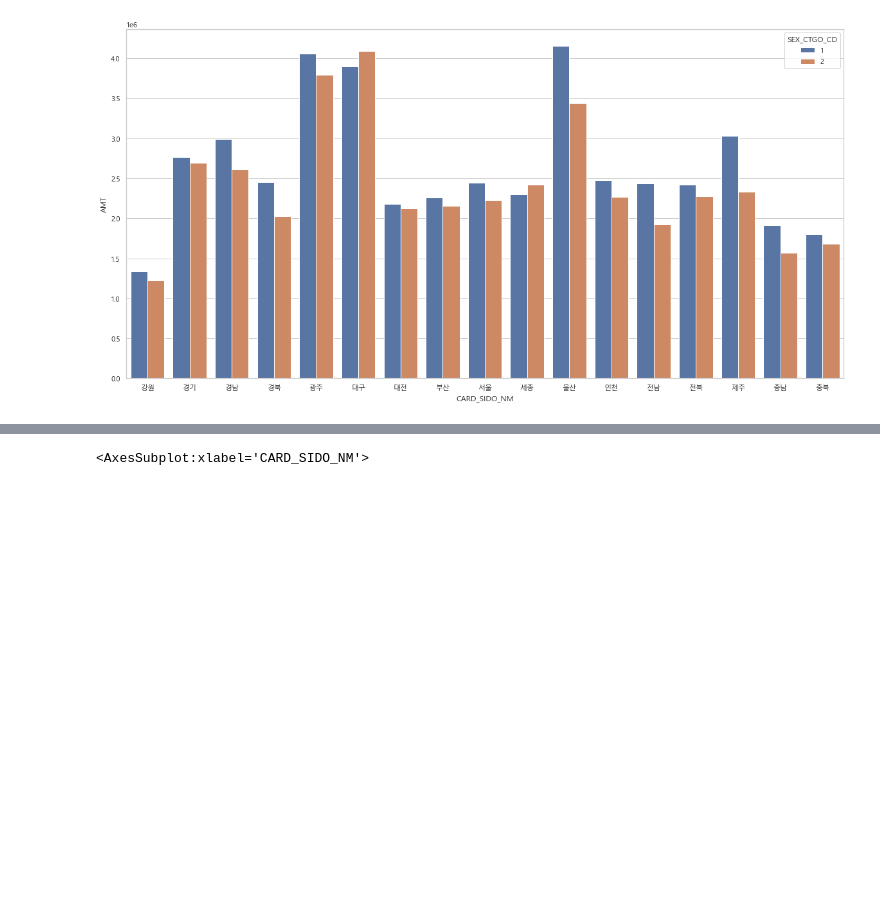
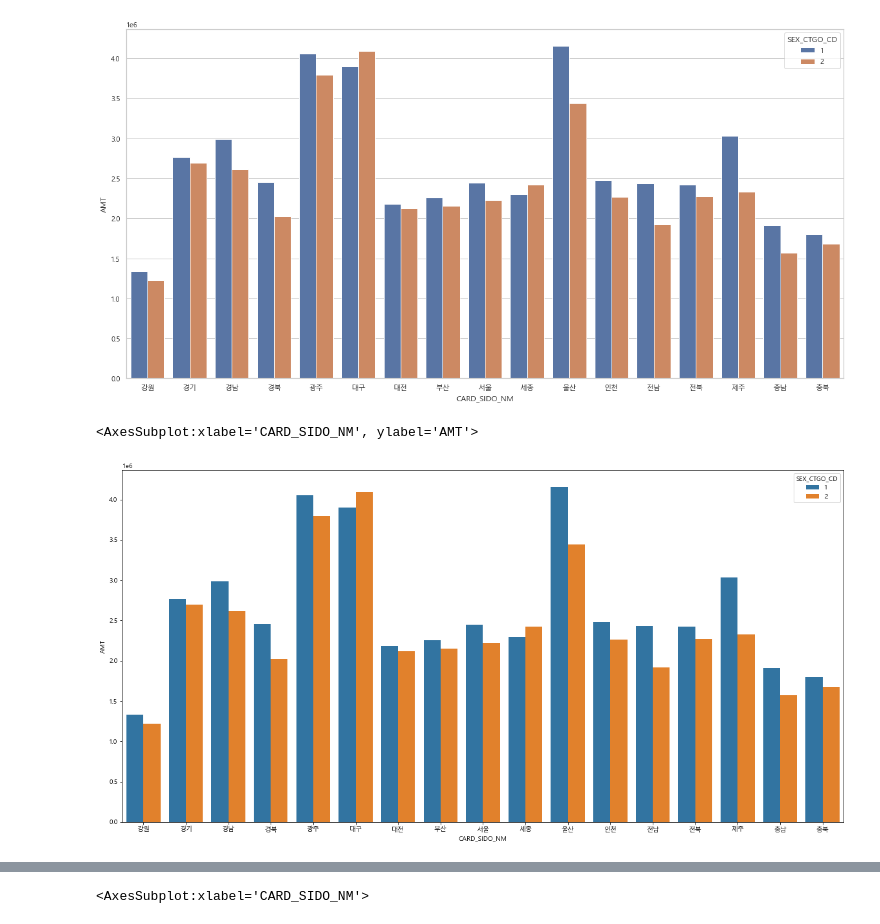
Before and after one commit to kkh9198/PROJECT_2, a Jupyter notebook: PROJECT_2.ipynb, the cells around one changed output, grey strips where cells are left out. Cells and saved outputs as stored; diff of their text form; code cells hidden in the pictures; blank space fills up the shorter version.

```diff
--- a/PROJECT_2.ipynb
+++ b/PROJECT_2.ipynb
@@ -145,7 +145,7 @@ df[df['HOM_CCG_NM'].isnull()]['HOM_SIDO_NM'].value_counts()
 세종    147787
 Name: HOM_SIDO_NM, dtype: int64
 # %%
-df['HOM_CCG_NM']=df['HOM_CCG_NM'].fillna('세종시')
+df['HOM_CCG_NM']=df['HOM_CCG_NM'].fillna('세종')
 # %%
 df.isnull().sum()
 # %% [output]
@@ -168,7 +168,7 @@ df[df['CARD_CCG_NM'].isnull()]['CARD_SIDO_NM'].value_counts()
 세종    87213
 Name: CARD_SIDO_NM, dtype: int64
 # %%
-df['CARD_CCG_NM']=df['CARD_CCG_NM'].fillna('세종시')
+df['CARD_CCG_NM']=df['CARD_CCG_NM'].fillna('세종')
 # %%
 df.isnull().sum()
 # %% [output]
@@ -369,3 +381,11 @@ sns.barplot(x='CARD_SIDO_NM',y='AMT',hue='SEX_CTGO_CD',data=df,ci=None)
 # %% [output]
 <AxesSubplot:xlabel='CARD_SIDO_NM', ylabel='AMT'>
 [figure]
+# %%
+# 매장 주소지 별 성별별 카드 사용총액
+
+plt.figure(figsize=(20,10))
+sns.barplot(x='CARD_SIDO_NM',y='AMT',hue='SEX_CTGO_CD',data=df,ci=None)
+# %% [output]
+<AxesSubplot:xlabel='CARD_SIDO_NM', ylabel='AMT'>
+[figure, added]
```
Also changed, not shown: parts of 5 cells of this notebook.
